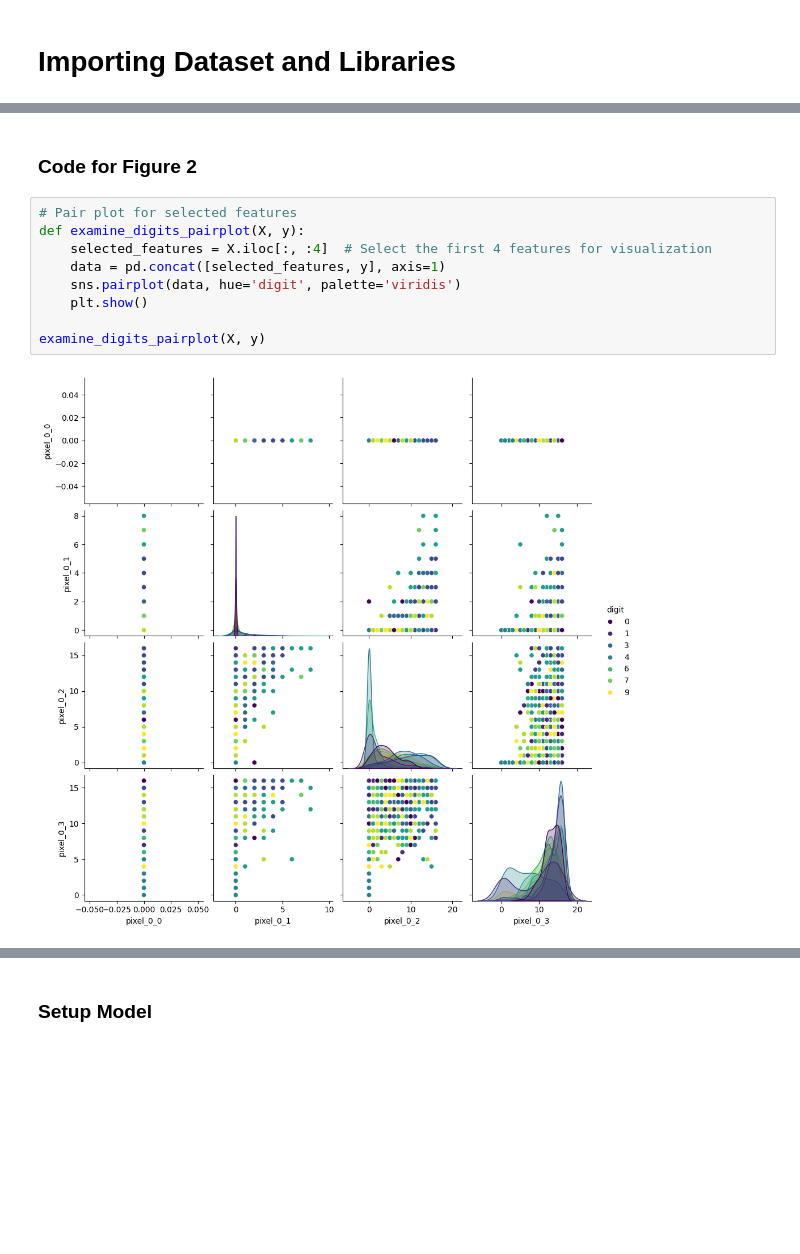
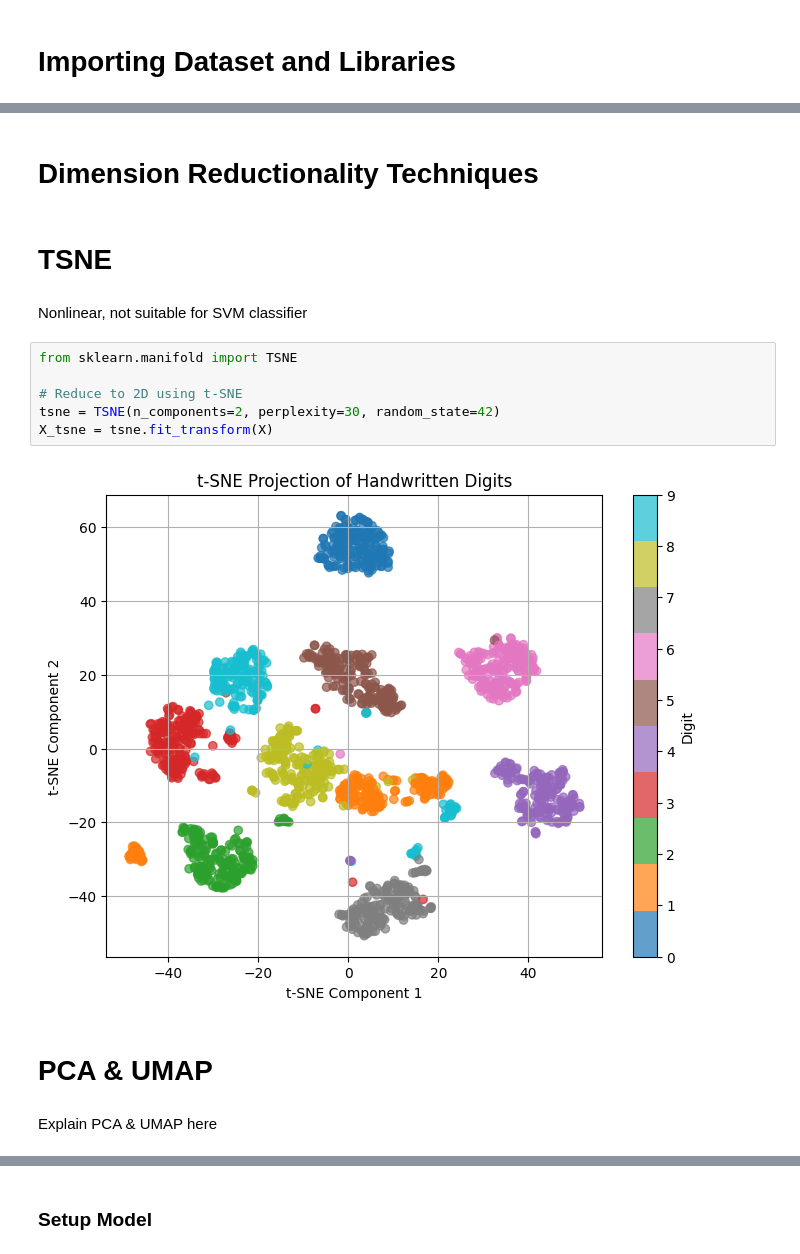
Before and after one commit to okquentin/ECCS_3401, a Jupyter notebook: hw/final_project.ipynb, the cells around one changed output, grey strips where cells are left out. Drawn from its saved outputs; the diff is of its cells as text; blank space fills up the shorter version.

Commit message:
Visualizing PCA and UMAP (and t-SNE)

```diff
--- a/hw/final_project.ipynb
+++ b/hw/final_project.ipynb
@@ -30,13 +16,18 @@ examine_digits(X, y)
-# %% [markdown]
-### Code for Figure 2
-# %%
-# Pair plot for selected features
-def examine_digits_pairplot(X, y):
-    selected_features = X.iloc[:, :4]  # Select the first 4 features for visualization
-    data = pd.concat([selected_features, y], axis=1)
-    sns.pairplot(data, hue='digit', palette='viridis')
-    plt.show()
-
-examine_digits_pairplot(X, y)
-# %% [output]
-[figure, removed]
+# %% [markdown]
+# Dimension Reductionality Techniques
+# %% [markdown]
+# TSNE
+# %% [markdown]
+Nonlinear, not suitable for SVM classifier
+# %%
+from sklearn.manifold import TSNE
+
+# Reduce to 2D using t-SNE
+tsne = TSNE(n_components=2, perplexity=30, random_state=42)
+X_tsne = tsne.fit_transform(X)
+# %% [output]
+[figure, added]
+# %% [markdown]
+# PCA & UMAP
+# %% [markdown]
+Explain PCA & UMAP here
```
Also changed, not shown: parts of 7 cells of this notebook.
